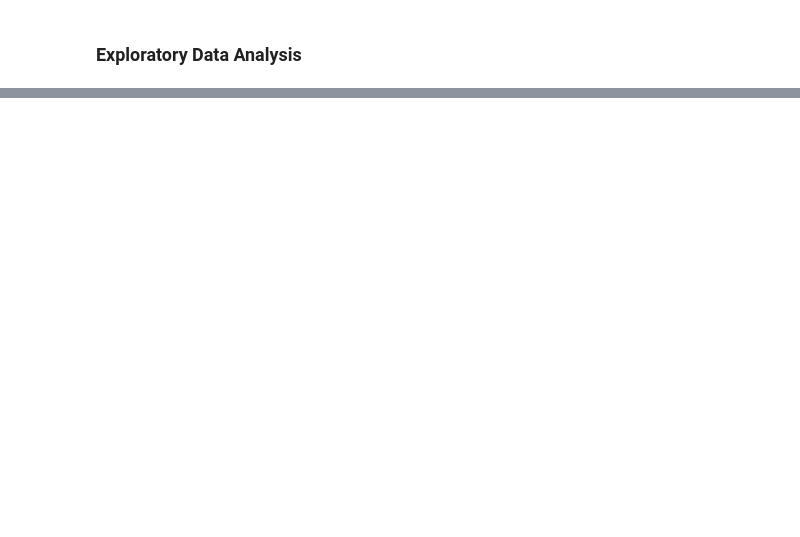
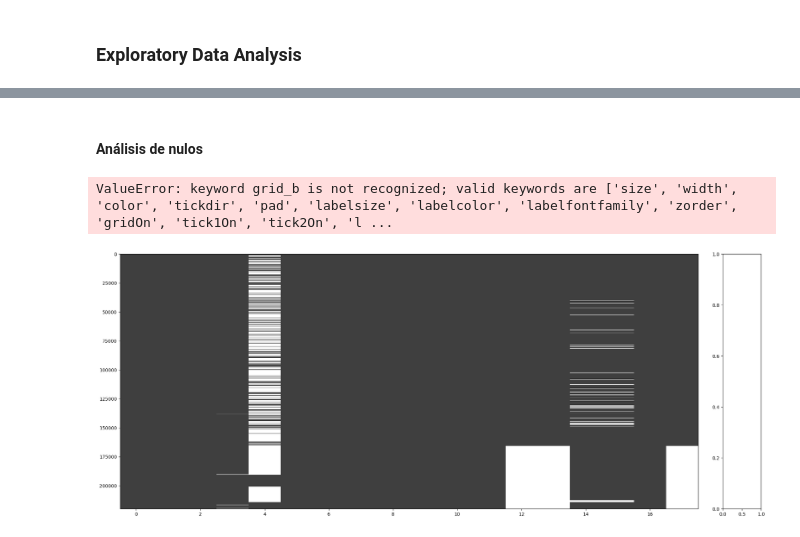
Before and after one commit to Dolcevitta95/DataAnalyst_Airbnb, a Jupyter notebook: eda_j/eda_j.ipynb, the cells around one changed output, grey strips where cells are left out. Saved outputs shown, nothing was run; the diff lists cells and outputs as text; code cells hidden in the pictures; blank space fills up the shorter version.

```diff
--- a/eda_j/eda_j.ipynb
+++ b/eda_j/eda_j.ipynb
@@ -173,0 +798,11 @@ df.describe(include='object')
+# %% [markdown]
+#### Análisis de nulos
+# %%
+# Sort the DataFrame by city in descending order
+df_sorted_by_city = df.sort_values(by='date_published', ascending=True)
+
+# Visualize the missing data matrix
+msno.matrix(df_sorted_by_city)
+# %% [output]
+ValueError: keyword grid_b is not recognized; valid keywords are ['size', 'width', 'color', 'tickdir', 'pad', 'labelsize', 'labelcolor', 'labelfontfamily', 'zorder', 'gridOn', 'tick1On', 'tick2On', 'l ...
+[figure, added]
```
Also changed, not shown: parts of 64 cells of this notebook, 3 other files.
